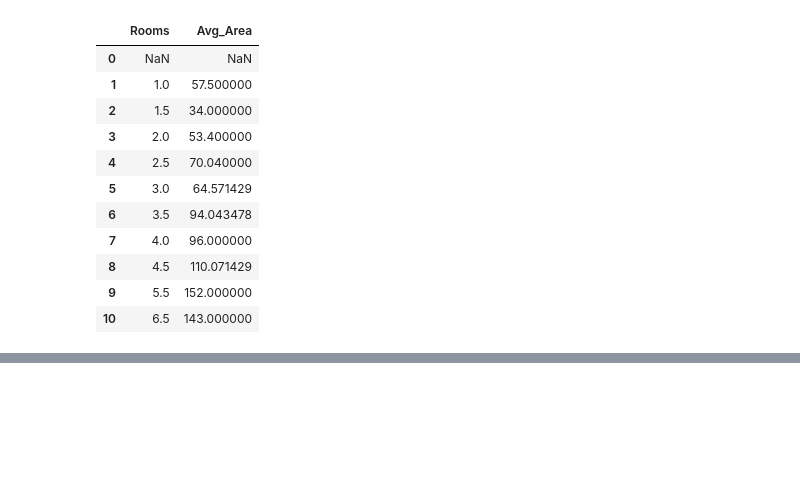
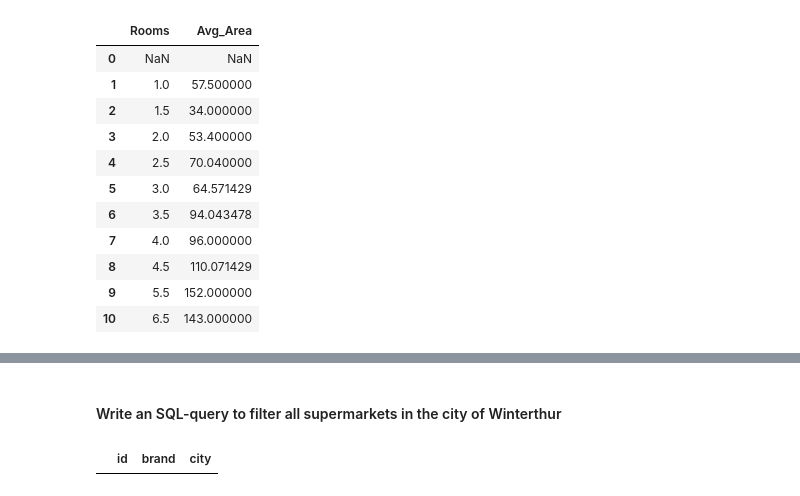
Before and after one commit to husicabe/data_analytics, a Jupyter notebook: Week_02/apartments_database_Python.ipynb, the cells around one changed output, grey strips where cells are left out. Cells and saved outputs as stored; diff of their text form; code cells hidden in the pictures; blank space fills up the shorter version.

```diff
--- a/Week_02/apartments_database_Python.ipynb
+++ b/Week_02/apartments_database_Python.ipynb
@@ -255,0 +316,24 @@ df
+# %% [markdown]
+#### Write an SQL-query to filter all supermarkets in the city of Winterthur
+# %%
+# Open a connection to the data base 'apartment_database.db'
+conn = sqlite3.connect('supermarket_database.db')
+
+# Create cursor object
+cursor = conn.cursor()
+
+# Query the SQL-table
+cursor.execute('''SELECT id, brand, city
+               FROM supermarket_table
+               WHERE city = "Winterthur"''')
+
+df = pd.DataFrame(cursor.fetchall(),
+                  columns=['id', 'brand', 'city'])
+
+# Close connection
+conn.close()
+
+# Show results
+df
+# %% [output]
+|  | id | brand | city |
```
Also changed, not shown: parts of 8 cells of this notebook, 1 other file.
